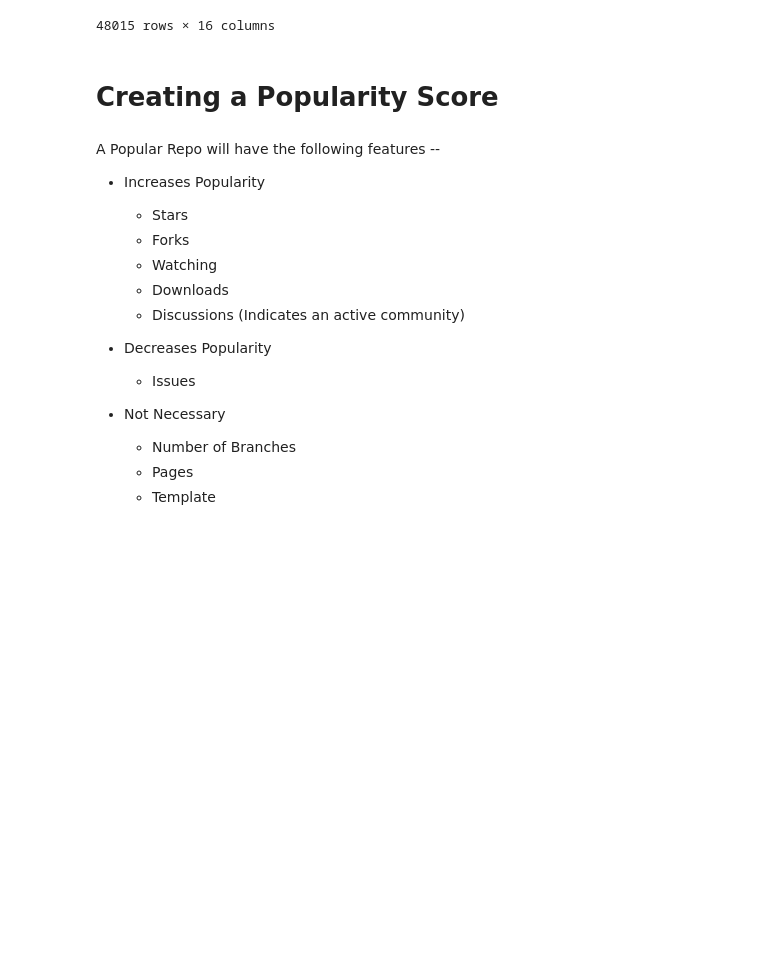
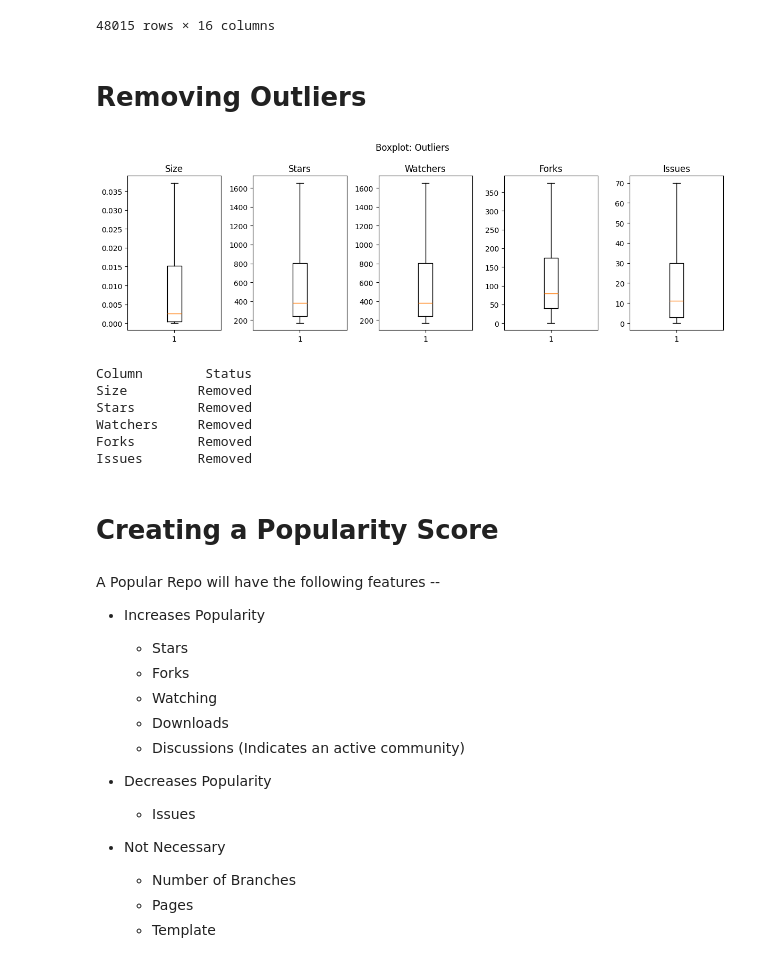
Before and after one commit to Axis-Uz/GitRepo-Analysis, a Jupyter notebook: Modeling.ipynb, the cells around one changed output. Saved outputs shown, nothing was run; the diff lists cells and outputs as text; code cells hidden in the pictures; blank space fills up the shorter version.

```diff
--- a/Modeling.ipynb
+++ b/Modeling.ipynb
@@ -10,6 +18,7 @@ data.shape
 # %% [output]
 (192060, 16)
 # %%
-df = data.sample(frac=.25, random_state=1398)
+# df = data.sample(frac=.25, random_state=1398)
+df = data.copy()
 df.shape
 # %% [output]
@@ -38,0 +66,12 @@ data.to_csv("./data/CleanGithubRepo2.csv",index=False)
+# %% [markdown]
+# Removing Outliers
+# %%
+fig, axes = plt.subplots(nrows=1,ncols=5, figsize=(12, 4))
+for i,f in enumerate(['Size','Stars','Watchers','Forks','Issues']):
+    axes[i].boxplot(df[f])
+    axes[i].set_title(f)
+fig.suptitle("Boxplot: Outliers")
+plt.tight_layout()
+# plt.axis('off')
+# %% [output]
+[figure, added]
@@ -39,3 +104,14 @@ data.to_csv("./data/CleanGithubRepo2.csv",index=False)
+# %%
+print(f"{'Column':<10}{'Status':>10}")
+for c in ['Size','Stars','Watchers','Forks','Issues']:
+    remove_outliers(df, c)
+# %% [output]
+Column        Status
+Size         Removed
+Stars        Removed
+Watchers     Removed
+Forks        Removed
+Issues       Removed
 # %% [markdown]
 # Creating a Popularity Score
 # %% [markdown]
```
Also changed, not shown: parts of 24 cells of this notebook, 2 other files.
